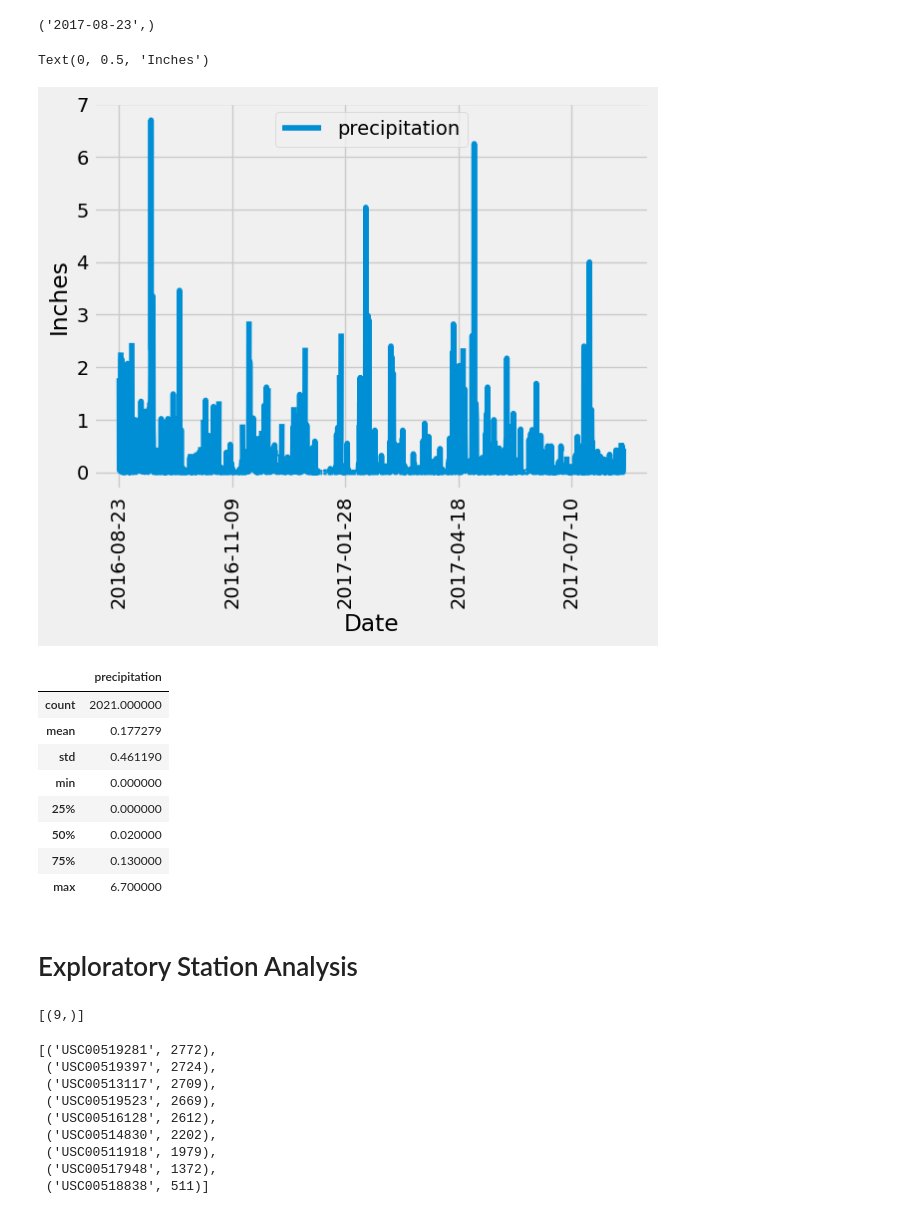
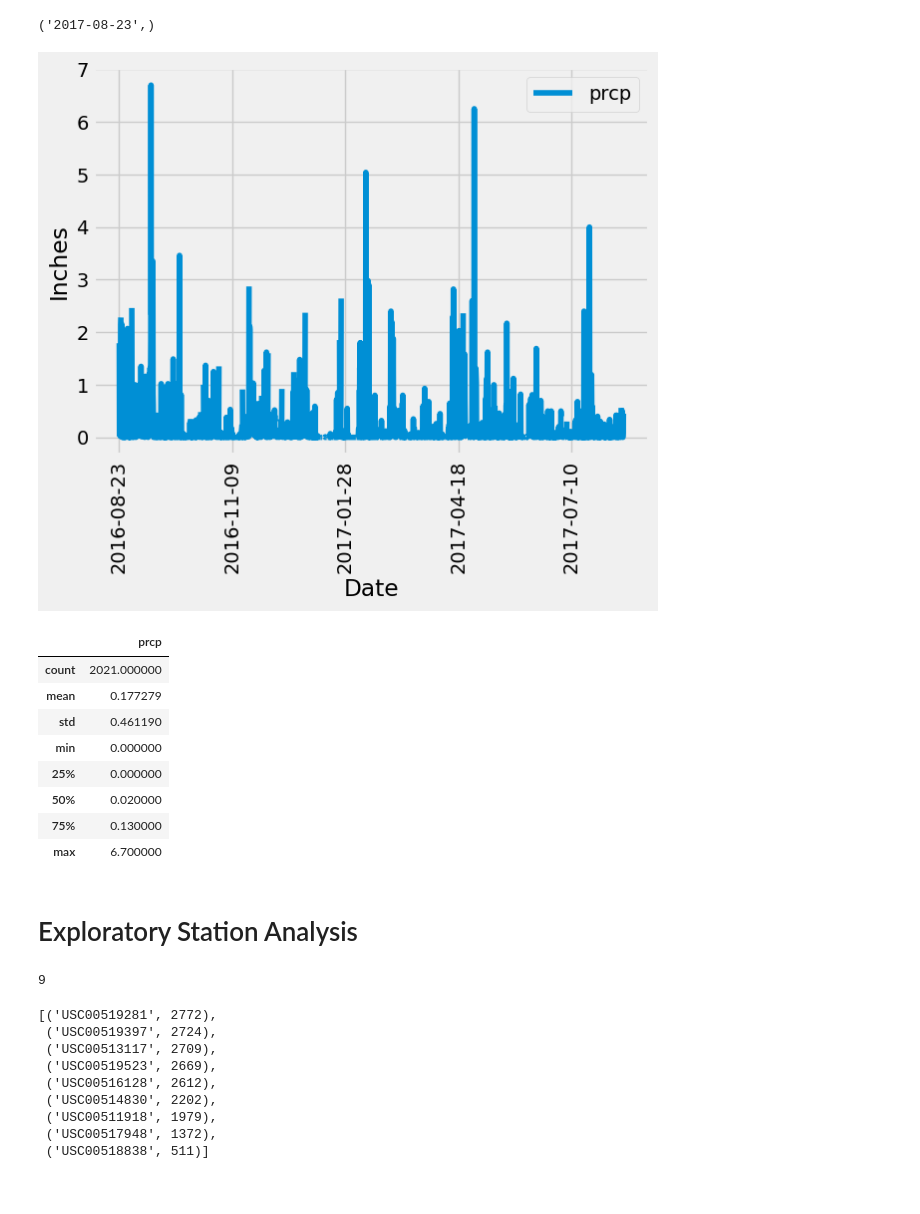
Before and after one commit to ktennant5378/sqlalchemy-challenge, a Jupyter notebook: climate_starter.ipynb, the cells around one changed output. Drawn from its saved outputs; the diff is of its cells as text; code cells hidden in the pictures.

```diff
--- a/climate_starter.ipynb
+++ b/climate_starter.ipynb
@@ -68,29 +70,35 @@ elevation FLOAT
 # %% [output]
 ('2017-08-23',)
 # %%
+from matplotlib import ticker
 # Design a query to retrieve the last 12 months of precipitation data and plot the results.
 # Starting from the most recent data point in the database.
 
 # Calculate the date one year from the last date in data set.
-
+year_ago = dt.date(2017,8,23) - dt.timedelta(days=365)
 
 # Perform a query to retrieve the data and precipitation scores
-
+recent_year_query = session.query(measurement_table.date, measurement_table.prcp).filter(measurement_table.date >= year_ago).all()
 
 # Save the query results as a Pandas DataFrame. Explicitly set the column names
-
+recent_year_df = pd.DataFrame(recent_year_query, columns=['date', 'prcp'])
 
 # Sort the dataframe by date
-
+recent_year_df = recent_year_df.sort_values('date')
 
 # Use Pandas Plotting with Matplotlib to plot the data
+ax = recent_year_df.plot(x='date', y='prcp', rot=90)
+plt.legend(loc='upper right')
+plt.xlabel('Date')
+plt.ylabel('Inches')
+plt.show()
 # %% [output]
-Text(0, 0.5, 'Inches')
-[figure, old version]
+[figure, new version]
 # %%
 # Use Pandas to calculate the summary statistics for the precipitation data
+recent_year_df.describe()
 # %% [output]
-|  | precipitation |
+|  | prcp |
 | count | 2021.000000 |
 | mean | 0.177279 |
 | std | 0.461190 |
@@ -103,8 +111,9 @@ Text(0, 0.5, 'Inches')
 # Exploratory Station Analysis
 # %%
 # Design a query to calculate the total number of stations in the dataset
+station_count = session.query(station_table.station).count()
 # %% [output]
-[(9,)]
+9
 # %%
 # Design a query to find the most active stations (i.e. which stations have the most rows?)
 # List the stations and their counts in descending order.
```
Also changed, not shown: parts of 5 cells of this notebook, 1 other file.
